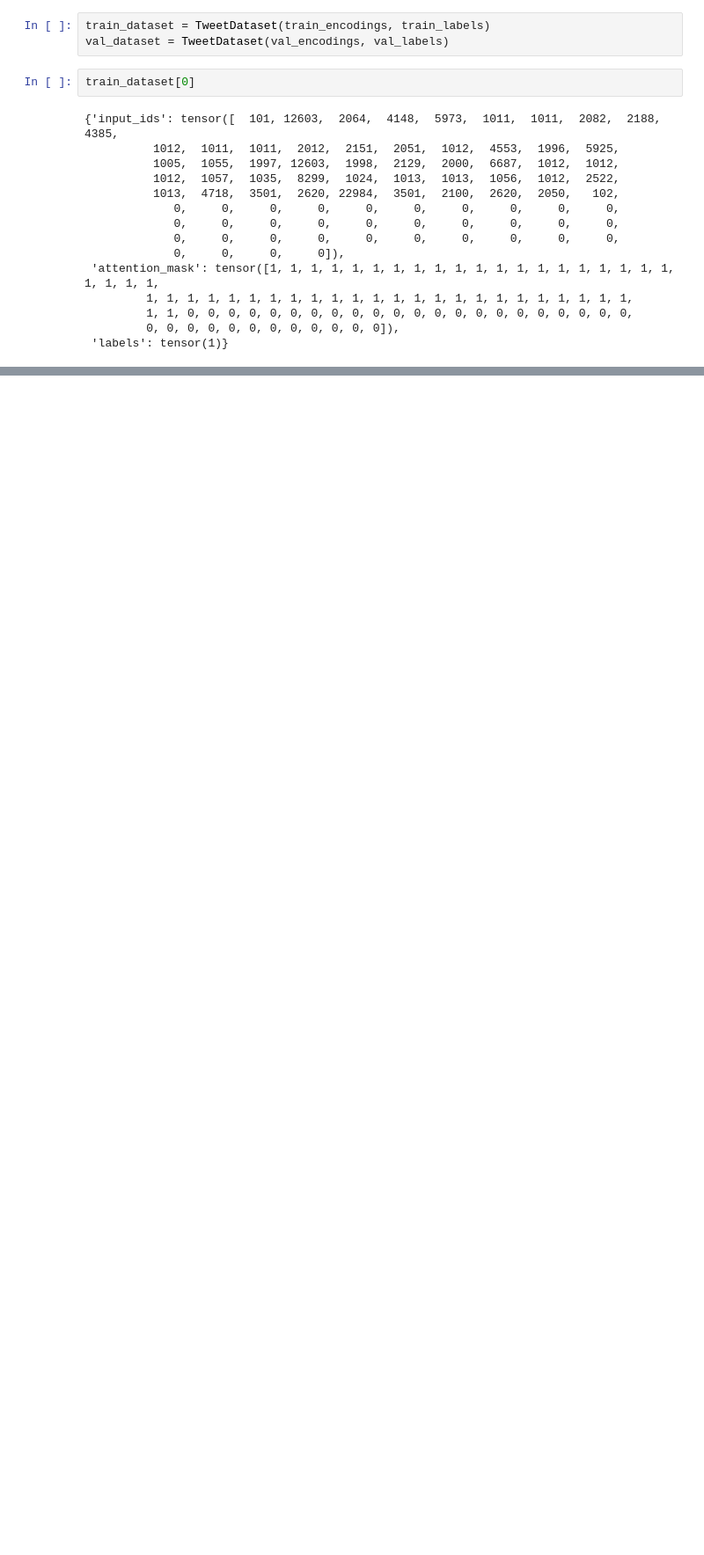
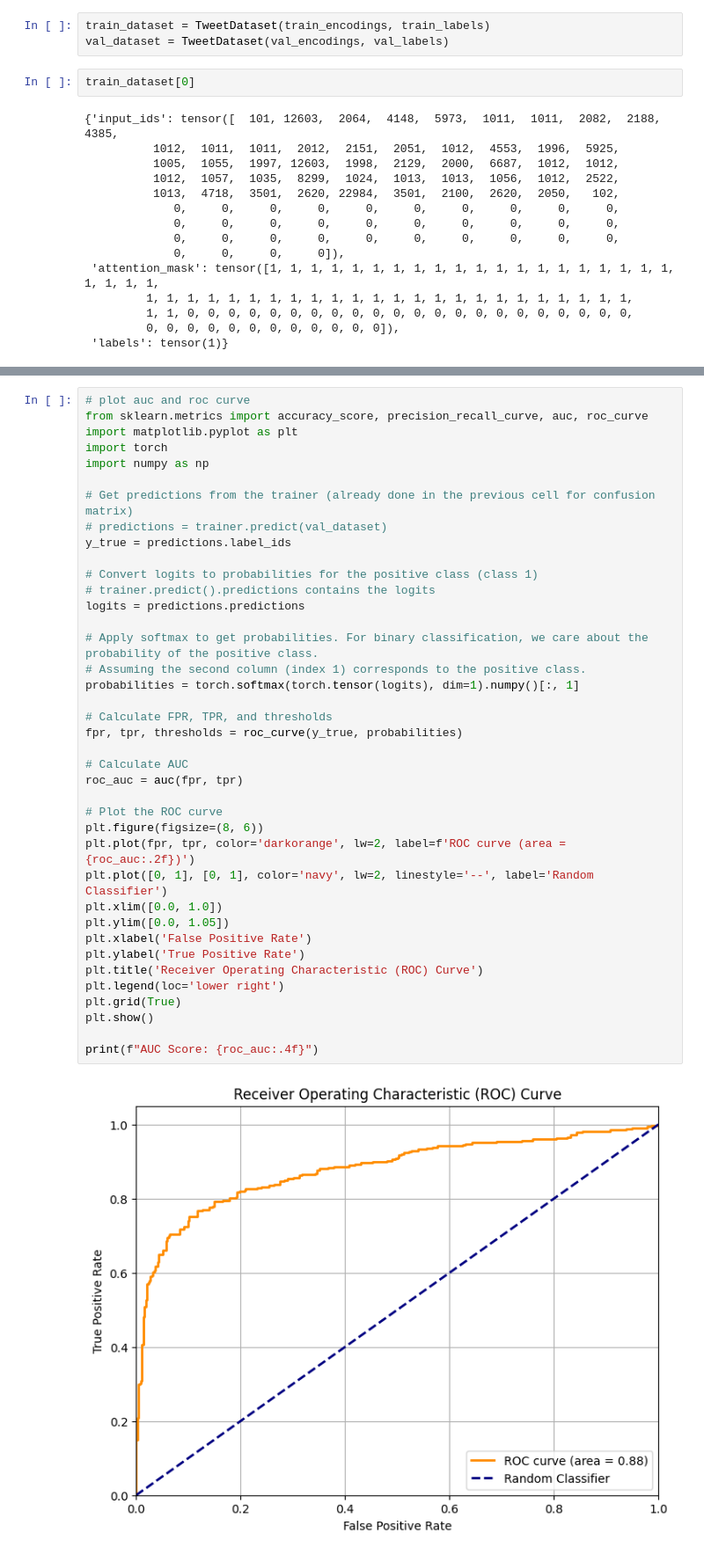
Before and after one commit to Doyinakinloye/Disaster-Tweet-Classification-Project, a Jupyter notebook: Disaster_tweet_classification_with_distillbert.ipynb, the cells around one changed output, grey strips where cells are left out. Shown at 88% size. Cells and saved outputs as stored; diff of their text form; blank space fills up the shorter version.

```diff
--- a/Disaster_tweet_classification_with_distillbert.ipynb
+++ b/Disaster_tweet_classification_with_distillbert.ipynb
@@ -240,0 +417,41 @@ trainer.evaluate()
+# %%
+# plot auc and roc curve
+from sklearn.metrics import accuracy_score, precision_recall_curve, auc, roc_curve
+import matplotlib.pyplot as plt
+import torch
+import numpy as np
+
+# Get predictions from the trainer (already done in the previous cell for confusion matrix)
+# predictions = trainer.predict(val_dataset)
+y_true = predictions.label_ids
+
+# Convert logits to probabilities for the positive class (class 1)
+# trainer.predict().predictions contains the logits
+logits = predictions.predictions
+
+# Apply softmax to get probabilities. For binary classification, we care about the probability of the positive class.
+# Assuming the second column (index 1) corresponds to the positive class.
+probabilities = torch.softmax(torch.tensor(logits), dim=1).numpy()[:, 1]
+
+# Calculate FPR, TPR, and thresholds
+fpr, tpr, thresholds = roc_curve(y_true, probabilities)
+
+# Calculate AUC
+roc_auc = auc(fpr, tpr)
+
+# Plot the ROC curve
+plt.figure(figsize=(8, 6))
+plt.plot(fpr, tpr, color='darkorange', lw=2, label=f'ROC curve (area = {roc_auc:.2f})')
+plt.plot([0, 1], [0, 1], color='navy', lw=2, linestyle='--', label='Random Classifier')
+plt.xlim([0.0, 1.0])
+plt.ylim([0.0, 1.05])
+plt.xlabel('False Positive Rate')
+plt.ylabel('True Positive Rate')
+plt.title('Receiver Operating Characteristic (ROC) Curve')
+plt.legend(loc='lower right')
+plt.grid(True)
+plt.show()
+
+print(f"AUC Score: {roc_auc:.4f}")
+# %% [output]
+[figure, added]
```
Also changed, not shown: parts of 26 cells of this notebook.
